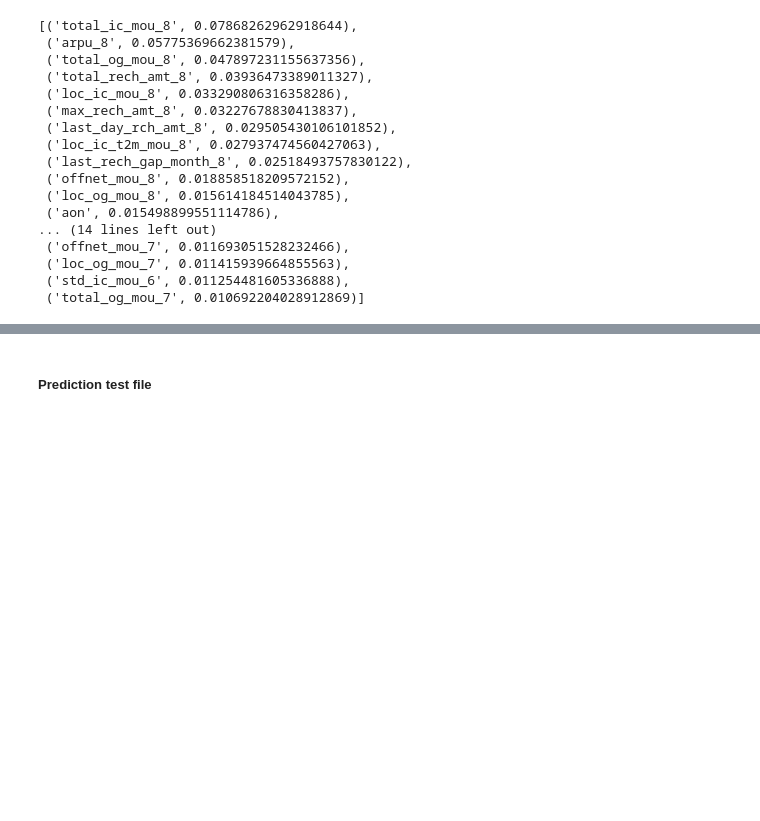
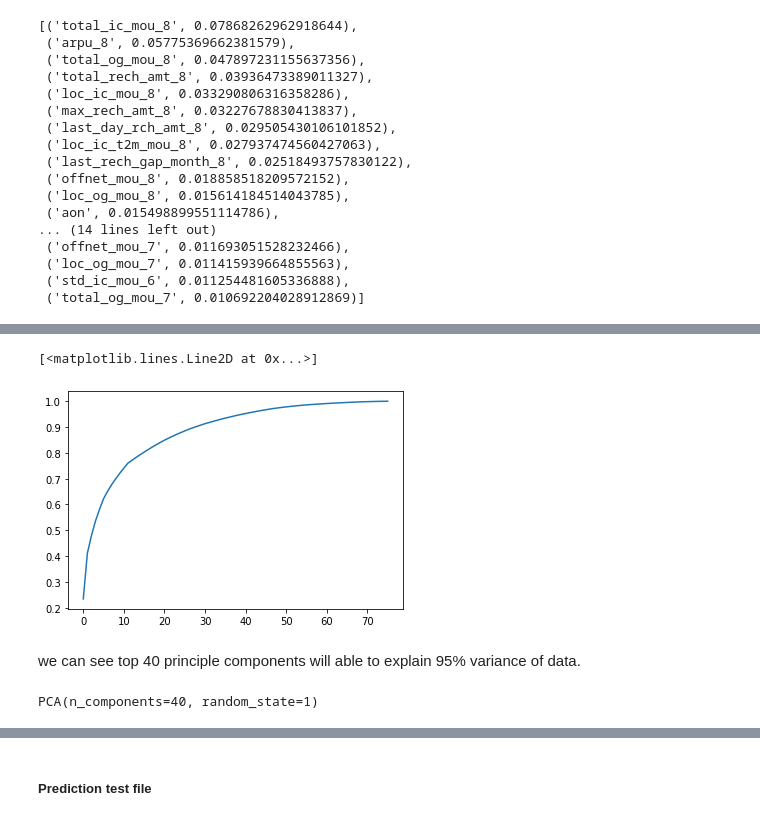
Before and after one commit to uniqravi/AI_ML_Assignments, a Jupyter notebook: Telecom_Churn_Case_Study/Telecom_churn_Forecasting.ipynb, the cells around one changed output, grey strips where cells are left out. Cells and saved outputs as stored; diff of their text form; code cells hidden in the pictures; blank space fills up the shorter version.

```diff
--- a/Telecom_Churn_Case_Study/Telecom_churn_Forecasting.ipynb
+++ b/Telecom_Churn_Case_Study/Telecom_churn_Forecasting.ipynb
@@ -982,0 +1107,24 @@ model_parameters[0:30]
+# %%
+params = {
+        'n_estimators' : [100, 200, 500], # no of trees
+        'learning_rate' : [0.001,0.05,0.1],
+        'min_child_weight': [1, 5, 7, 10],
+        'gamma': [0.5, 1, 1.5, 5],
+        'subsample': [0.6, 0.8],
+        'colsample_bytree': [0.6, 0.8],
+        'max_depth': [5, 10, 12]
+        }
+xgb_cfl = xgb.XGBClassifier(n_jobs = -1,objective = 'binary:logistic',scale_pos_weight=93)
+
+folds = 5
+
+param_comb = 800
+
+random_search_xgb_cv = RandomizedSearchCV(xgb_cfl,
+                                   param_distributions=params,
+                                   n_iter=param_comb,
+                                   scoring='accuracy',
+                                   n_jobs=-1, cv=5,
+                                   verbose=3,
+                                   random_state=1)
+random_search_xgb_cv.fit(Xtrain,ytrain)
@@ -982,0 +1572,4 @@ model_parameters[0:30]
+# %%
+pca = PCA(random_state=1)
+# %%
+pca.fit(Xtrain)
@@ -982,0 +1618,3 @@ model_parameters[0:30]
+# %%
+# cumulative sum
+val_cum=np.cumsum(pca.explained_variance_ratio_)
@@ -982,0 +1640,13 @@ model_parameters[0:30]
+# %%
+plt.plot(range(0,len(val_cum)),val_cum)
+# %% [output]
+[<matplotlib.lines.Line2D at 0x...>]
+[figure, added]
+# %% [markdown]
+we can see top 40 principle components will able to explain 95% variance of data.
+# %%
+# now pca with 40 componets
+pca = PCA(n_components=40,random_state=1)
+pca.fit(Xtrain)
+# %% [output]
+PCA(n_components=40, random_state=1)
```
Also changed, not shown: parts of 152 cells of this notebook.
